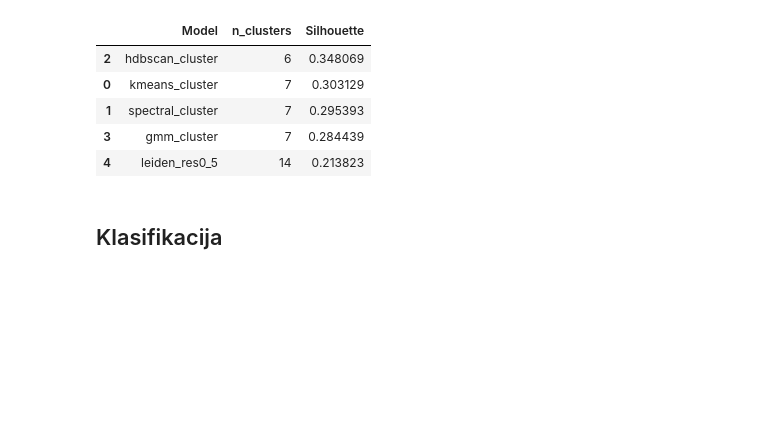
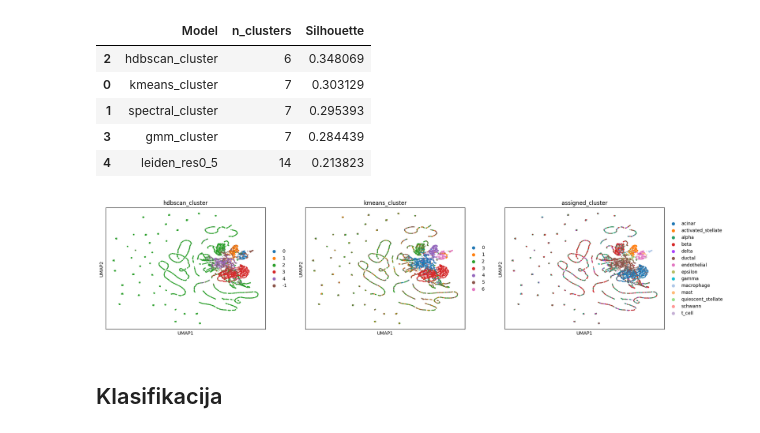
Before and after one commit to janazivkovic02/Single-Cell-Pancreas-Analysis, a Jupyter notebook: notebooks/01_exploration.ipynb, the cells around one changed output. Saved outputs shown, nothing was run; the diff lists cells and outputs as text; code cells hidden in the pictures; blank space fills up the shorter version.

```diff
--- a/notebooks/01_exploration.ipynb
+++ b/notebooks/01_exploration.ipynb
@@ -179,6 +260,10 @@ results
 | 1 | spectral_cluster | 7 | 0.295393 |
 | 3 | gmm_cluster | 7 | 0.284439 |
 | 4 | leiden_res0_5 | 14 | 0.213823 |
+# %%
+sc.pl.umap(adata, color=["hdbscan_cluster", "kmeans_cluster", "assigned_cluster"])
+# %% [output]
+[figure, added]
 # %% [markdown]
 ## Klasifikacija
 # %%
```
Also changed, not shown: parts of 10 cells of this notebook, 2 other files.
